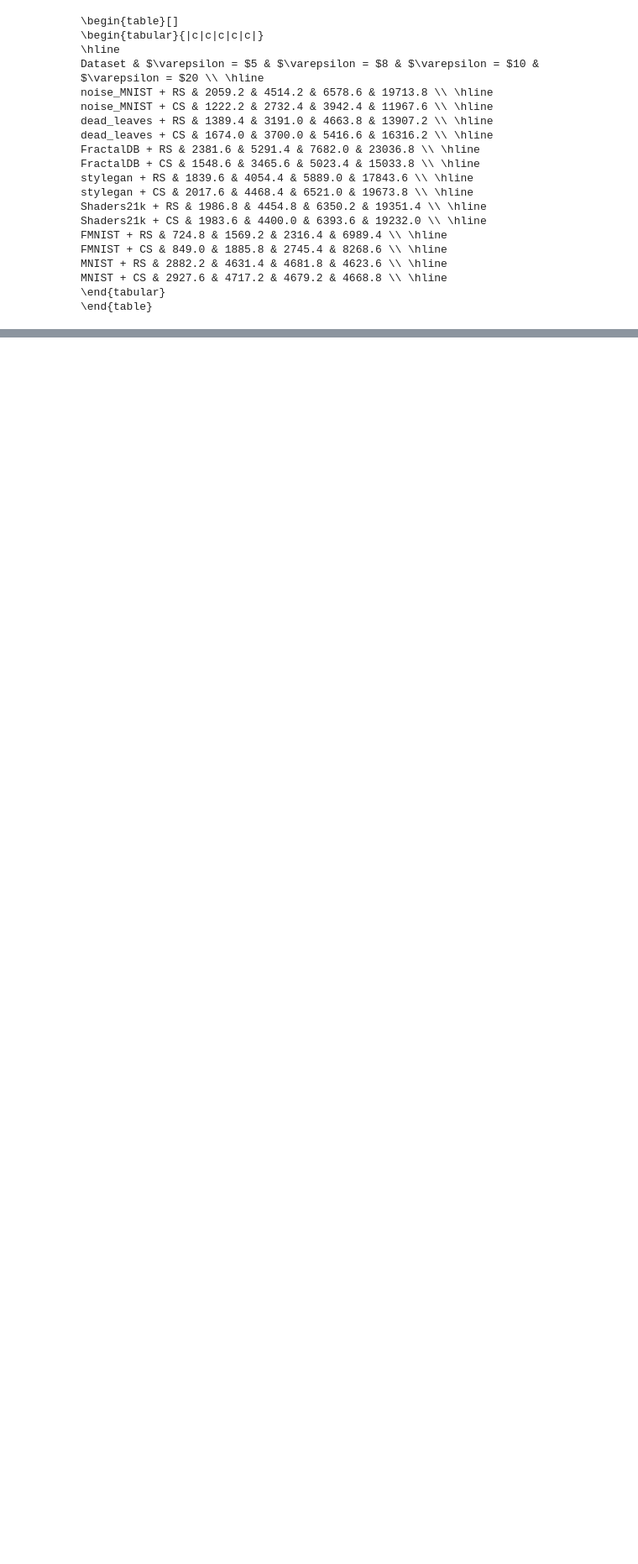
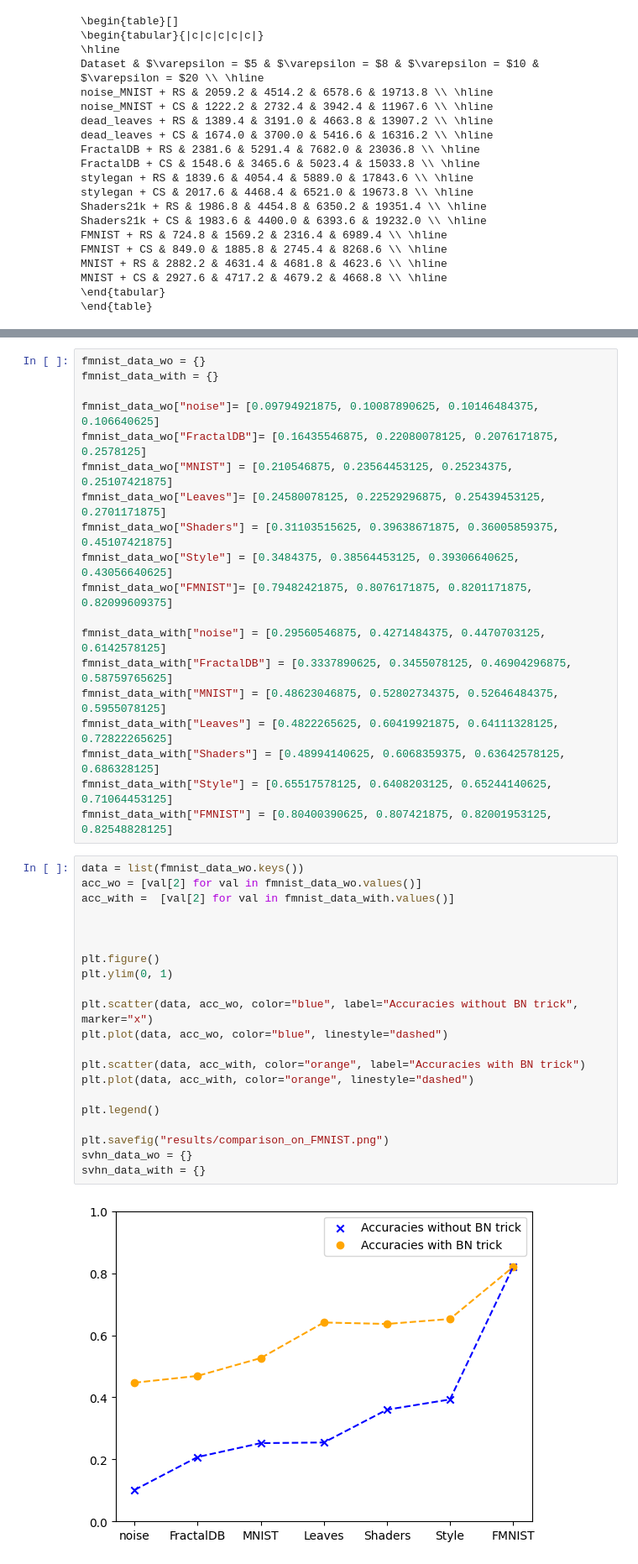
Before and after one commit to mime00001/Noise_PATE, a Jupyter notebook: notebook.ipynb, the cells around one changed output, grey strips where cells are left out. Shown at 84% size. Drawn from its saved outputs; the diff is of its cells as text; blank space fills up the shorter version.

```diff
--- a/notebook.ipynb
+++ b/notebook.ipynb
@@ -282,0 +310,42 @@ plt.savefig("results/comparison_on_SVHN.png")
+# %%
+fmnist_data_wo = {}
+fmnist_data_with = {}
+
+fmnist_data_wo["noise"]= [0.09794921875, 0.10087890625, 0.10146484375, 0.106640625]
+fmnist_data_wo["FractalDB"]= [0.16435546875, 0.22080078125, 0.2076171875, 0.2578125]
+fmnist_data_wo["MNIST"] = [0.210546875, 0.23564453125, 0.25234375, 0.25107421875]
+fmnist_data_wo["Leaves"]= [0.24580078125, 0.22529296875, 0.25439453125, 0.2701171875]
+fmnist_data_wo["Shaders"] = [0.31103515625, 0.39638671875, 0.36005859375, 0.45107421875]
+fmnist_data_wo["Style"] = [0.3484375, 0.38564453125, 0.39306640625, 0.43056640625]
+fmnist_data_wo["FMNIST"]= [0.79482421875, 0.8076171875, 0.8201171875, 0.82099609375]
+
+fmnist_data_with["noise"] = [0.29560546875, 0.4271484375, 0.4470703125, 0.6142578125]
+fmnist_data_with["FractalDB"] = [0.3337890625, 0.3455078125, 0.46904296875, 0.58759765625]
+fmnist_data_with["MNIST"] = [0.48623046875, 0.52802734375, 0.52646484375, 0.5955078125]
+fmnist_data_with["Leaves"] = [0.4822265625, 0.60419921875, 0.64111328125, 0.72822265625]
+fmnist_data_with["Shaders"] = [0.48994140625, 0.6068359375, 0.63642578125, 0.686328125]
+fmnist_data_with["Style"] = [0.65517578125, 0.6408203125, 0.65244140625, 0.71064453125]
+fmnist_data_with["FMNIST"] = [0.80400390625, 0.807421875, 0.82001953125, 0.82548828125]
+# %%
+data = list(fmnist_data_wo.keys())
+acc_wo = [val[2] for val in fmnist_data_wo.values()]
+acc_with =  [val[2] for val in fmnist_data_with.values()]
+
+
+
+plt.figure()
+plt.ylim(0, 1)
+
+plt.scatter(data, acc_wo, color="blue", label="Accuracies without BN trick", marker="x")
+plt.plot(data, acc_wo, color="blue", linestyle="dashed")
+
+plt.scatter(data, acc_with, color="orange", label="Accuracies with BN trick")
+plt.plot(data, acc_with, color="orange", linestyle="dashed")
+
+plt.legend()
+
+plt.savefig("results/comparison_on_FMNIST.png")
+svhn_data_wo = {}
+svhn_data_with = {}
+# %% [output]
+[figure, added]
```
Also changed, not shown: parts of 4 cells of this notebook, 6 other files.
